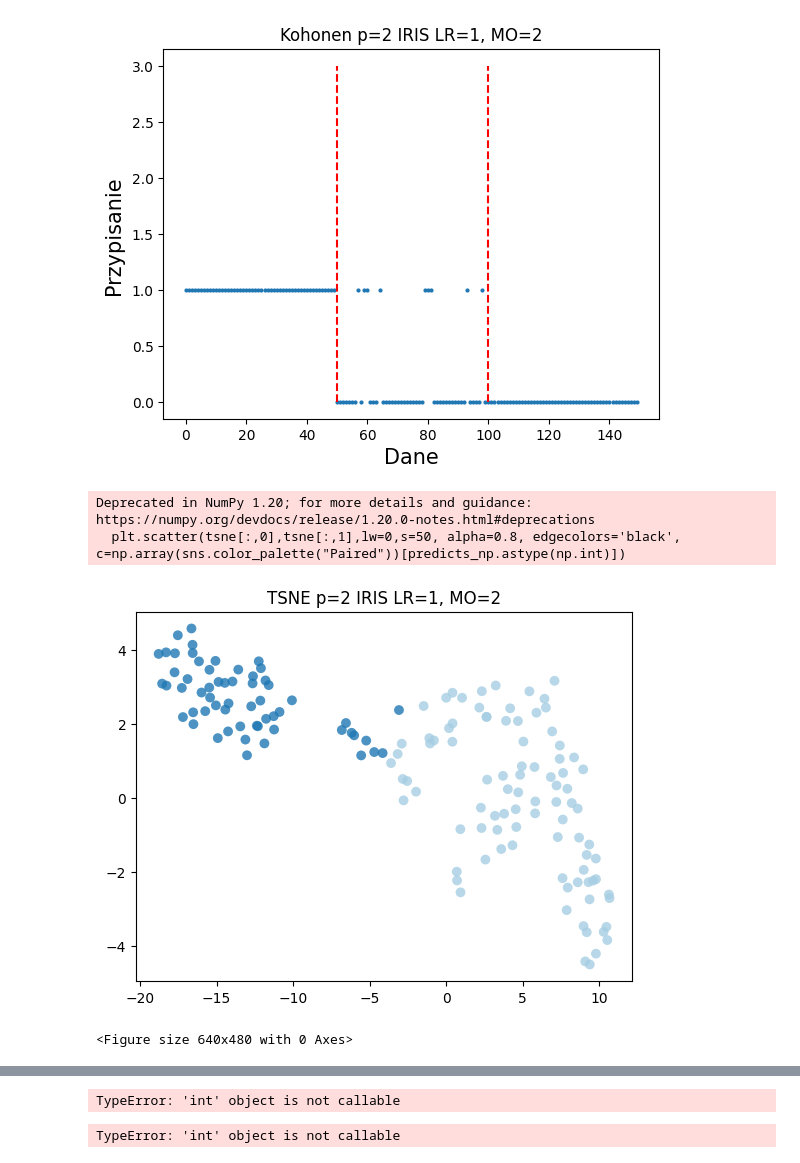
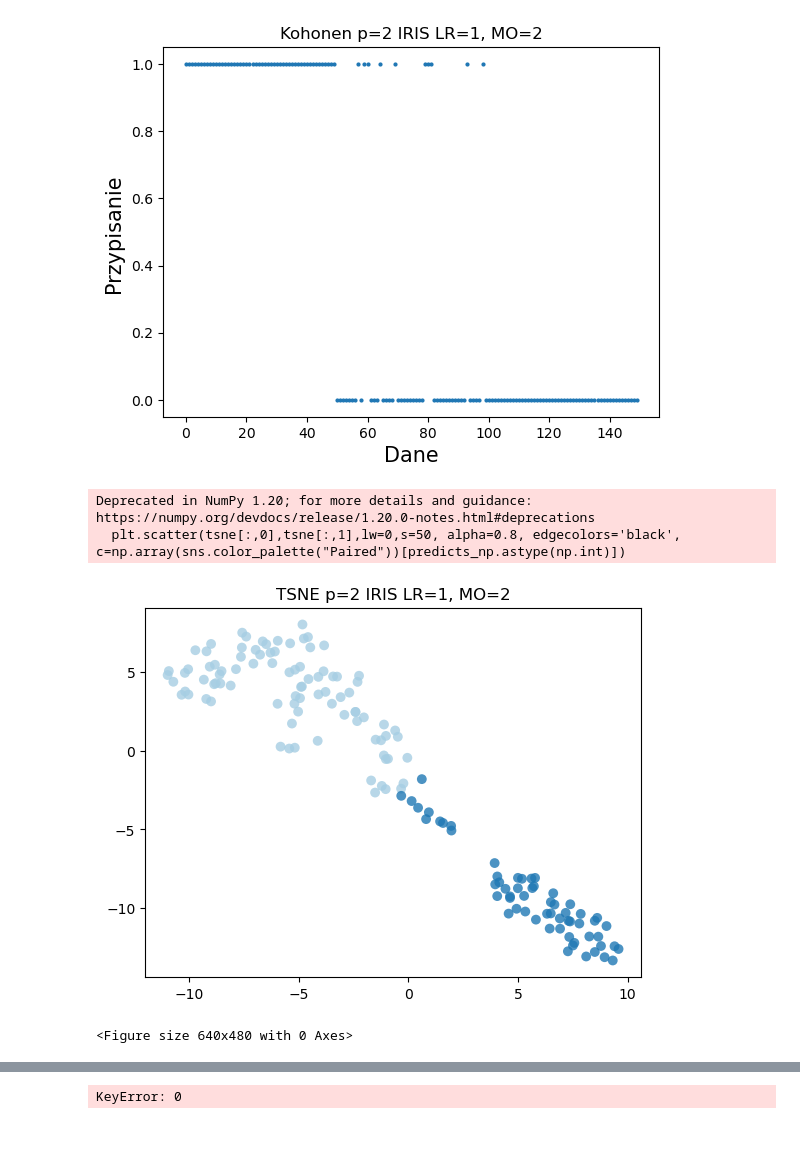
Before and after one commit to klak007/Neuron, a Jupyter notebook: program4/skrypt.ipynb, the cells around one changed output, grey strips where cells are left out. Saved outputs shown, nothing was run; the diff lists cells and outputs as text; code cells hidden in the pictures; blank space fills up the shorter version.

```diff
--- a/program4/skrypt.ipynb
+++ b/program4/skrypt.ipynb
@@ -261,14 +266,14 @@ X = dt.data
 y = dt.target
 title = 'p=2 IRIS LR=1, MO=2'
 # bestNumberOfClass(X, 2, 5)
-koh, predicts, X_koh = Kohonen(X, 10000, 0.1, 2, 1, measure_methods[1], 0.3, 0.4, True)
+koh, predicts, X_koh = Kohonen(X, 10000, 0.1, 2, 3, measure_methods[1], 0.3, 0.4, True)
 """
     X - dane
     T - liczba iteracji
     alfa0 - wspolczynnik uczenia
     p - liczba reprezentantów
     learning_rate - 1 - malejacy, 2 - wykladniczy, 3 - hiperboliczne zmniejszanie
-    measure_option - 1 - skalar, 2 - euklidesowa, 3 - manhattanska
+    measure_option - 0 - skalar, 1 - euklidesowa, 2 - manhattanska
     C1 - parametr dla learning_rate = 2
     C2 - parametr dla learning_rate = 3
     std - czy normalizowac dane
@@ -276,7 +281,7 @@ koh, predicts, X_koh = Kohonen(X, 10000, 0.1, 2, 1, measure_methods[1], 0.3, 0.4
 predicts_np = np.array(predicts)
 fig = plt.figure()
 plt.plot(predicts_np, 'o',  markersize=2)
-plt.vlines([50,100],0,3, colors='r', linestyles='dashed')
+#plt.vlines([50,100],0,3, colors='r', linestyles='dashed')
 plt.title('Kohonen {}'.format(title))
 plt.xlabel('Dane', fontsize=15)
 plt.ylabel('Przypisanie ', fontsize=15)
@@ -285,33 +290,33 @@ plt.show()
 
 
 tsne=TSNE(random_state=1).fit_transform(X_koh)
 plt.figure()
 plt.scatter(tsne[:,0],tsne[:,1],lw=0,s=50, alpha=0.8, edgecolors='black', c=np.array(sns.color_palette("Paired"))[predicts_np.astype(np.int)])
 plt.title('TSNE {}'.format(title))
 #plt.savefig('P2_TSNE_Iris_1_2.png')
 plt.show()
 
 
 plt.clf()
 
 srodek = [0,0,0]
 fig = plt.figure()
 plt.title('Wizualizacja 3D {}'.format(title))
 ax=fig.add_subplot(111,projection='3d')
 
 u1,v1,w1 = zip(srodek,srodek)
 u2,v2,w2 = zip(koh[0, 0:3], koh[1, 0:3])
 
 ax.quiver(u1,v1,w1,u2,v2,w2,arrow_length_ratio=0.1,colors='black')
 
 ax.scatter(X_koh[0:49,0],X_koh[0:49,1],X_koh[0:49,2],c='r')
 ax.scatter(X_koh[50:99,0],X_koh[50:99,1],X_koh[50:99,2],c='g')
 ax.scatter(X_koh[99:149,0],X_koh[99:149,1],X_koh[99:149,2],c='b')
 #plt.savefig('P2_3D_Iris_1_2.png')
 plt.show()
 # %% [output]
-[figure, old version]
+[figure, new version]
 Deprecated in NumPy 1.20; for more details and guidance: https://numpy.org/devdocs/release/1.20.0-notes.html#deprecations
   plt.scatter(tsne[:,0],tsne[:,1],lw=0,s=50, alpha=0.8, edgecolors='black', c=np.array(sns.color_palette("Paired"))[predicts_np.astype(np.int)])
-[figure, old version]
+[figure, new version]
 <Figure size 640x480 with 0 Axes>
@@ -321,6 +326,4 @@ dt=pd.read_csv('APD_data.csv')
 X = dt[['open','high','low','close']]
 X = np.array(X)
 
-bestNumberOfClass(X, 2, 5)
+# bestNumberOfClass(X, 2, 5)
-# %% [output]
-TypeError: 'int' object is not callable
@@ -327,5 +335,5 @@ TypeError: 'int' object is not callable
 # %%
-koh,predicts,X_koh = Kohonen(X, 15000, 0.1, 2, 1, 3, 0.3, 0.4, True)
+koh,predicts,X_koh = Kohonen(X, 15000, 0.1, 8, 1, measure_methods[1], 0.3, 0.4, True)
 """
     X - dane
     T - liczba iteracji
@@ -345,7 +353,7 @@ plt.xlabel('Numer próbki', fontsize=15)
 plt.ylabel('przypisanie', fontsize=15)
 plt.show()
 # %% [output]
-TypeError: 'int' object is not callable
+KeyError: 0
 # %%
 tsne=TSNE(random_state=1).fit_transform(X_koh)
 plt.figure()
```
Also changed, not shown: parts of 8 cells of this notebook, 8 other files.
